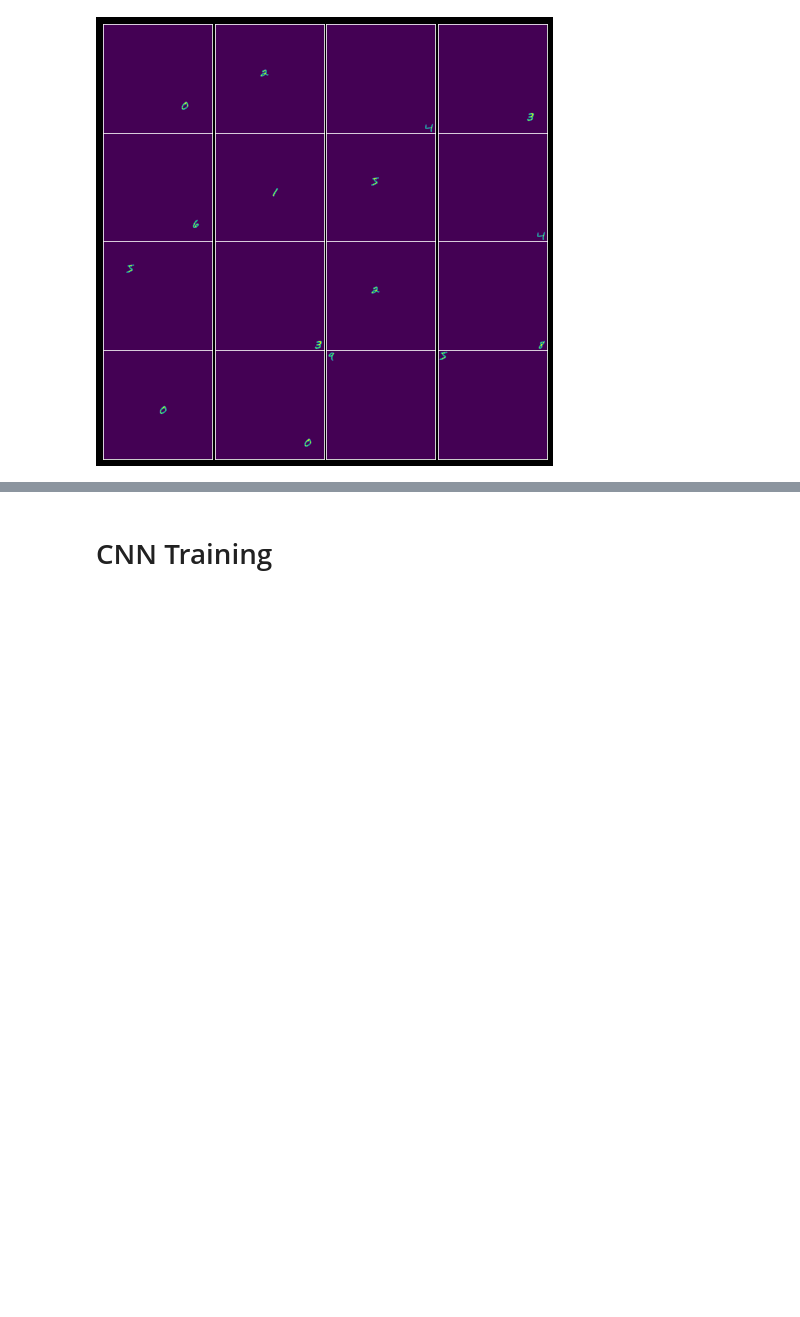
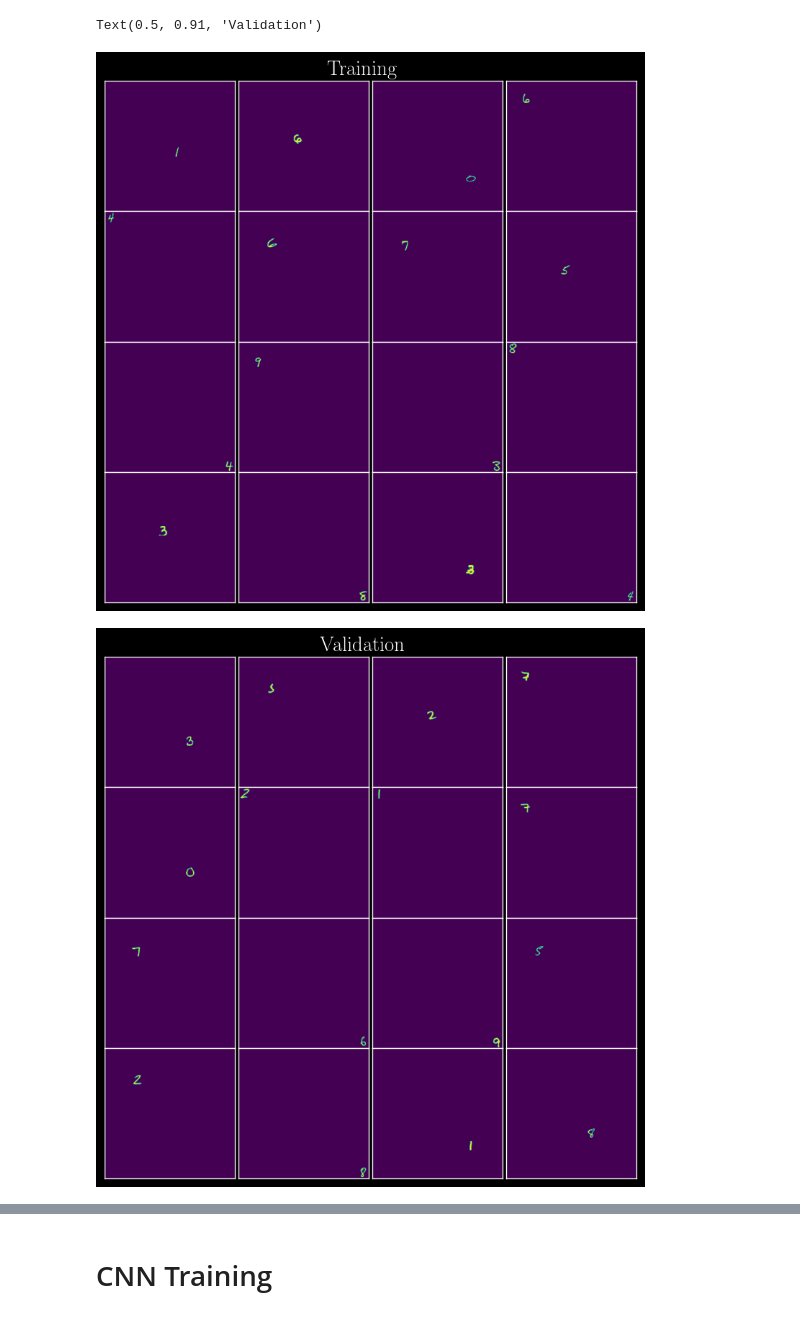
Before and after one commit to okitouni/Learning-symmetries, a Jupyter notebook: MNISTdata.ipynb, the cells around one changed output, grey strips where cells are left out. Cells and saved outputs as stored; diff of their text form; code cells hidden in the pictures; blank space fills up the shorter version.

Commit message:
Training data augmented

```diff
--- a/MNISTdata.ipynb
+++ b/MNISTdata.ipynb
@@ -49,0 +11,4 @@ valloader = torch.utils.data.DataLoader(valset,batch_size=10)
+# %%
+#transform = torchvision.transforms.Pad((280,280))
+imagenet_data_train = torchvision.datasets.MNIST("./data/",train=True) #transform=
+imagenet_data_val = torchvision.datasets.MNIST("./data/",train=False)
@@ -49,0 +19,25 @@ valloader = torch.utils.data.DataLoader(valset,batch_size=10)
+# %%
+@torch.jit.script
+def augment(imgs):
+    nums = []
+    for img in imgs:
+        i = torch.randint(0,10,(1,)).item()
+        j = torch.randint(0,10,(1,)).item()
+        istart = i * 28
+        iend = (i+1) * 28
+        jstart = i * 28
+        jend = (i+1) * 28
+        zeros = torch.zeros(280, 280)
+        zeros[istart:iend, jstart:jend] = img
+        nums.append(zeros)
+    return torch.stack(nums)
+# %%
+# Pick some example digits and put them in a 10 by 10 grid (280x280) images
+nums = augment(imagenet_data_train.data)
+trainset = torch.utils.data.TensorDataset(
+    nums.unsqueeze(1), imagenet_data_train.targets)
+# Pick some example digits and put them in a 10 by 10 grid (280x280) images
+nums = augment(imagenet_data_val.data)
+valset = torch.utils.data.TensorDataset(
+    nums.unsqueeze(1), imagenet_data_val.targets)
+del imagenet_data_train, imagenet_data_val
@@ -50,11 +47,21 @@ valloader = torch.utils.data.DataLoader(valset,batch_size=10)
 # %%
-fig, axes = plt.subplots(4,4,sharex=True,sharey=True,figsize=(8,8))
-for i,ax in zip(np.random.randint(0,nums.shape[0],size=16),axes.flatten()):
-    ax.imshow(nums[i])
+fig, axes = plt.subplots(4,4,sharex=True,sharey=True,figsize=(8,8),dpi=120)
+for i,ax in zip(np.random.randint(0,len(trainset),size=16),axes.flatten()):
+    ax.imshow(trainset[i][0][0])
     ax.set_xticks([])
     ax.set_yticks([])
-#fig.tight_layout(pad=0,h_pad=0,w_pad=0)
 plt.subplots_adjust(hspace=0,wspace=0)
+fig.suptitle("Training",y=.91)
+
+fig, axes = plt.subplots(4,4,sharex=True,sharey=True,figsize=(8,8),dpi=120)
+for i,ax in zip(np.random.randint(0,len(valset),size=16),axes.flatten()):
+    ax.imshow(valset[i][0][0])
+    ax.set_xticks([])
+    ax.set_yticks([])
+plt.subplots_adjust(hspace=0,wspace=0)
+fig.suptitle("Validation",y=.91)
 # %% [output]
+Text(0.5, 0.91, 'Validation')
-[figure, old version]
+[figure, new version]
+[figure, added]
 # %%
```
Also changed, not shown: parts of 27 cells of this notebook.
